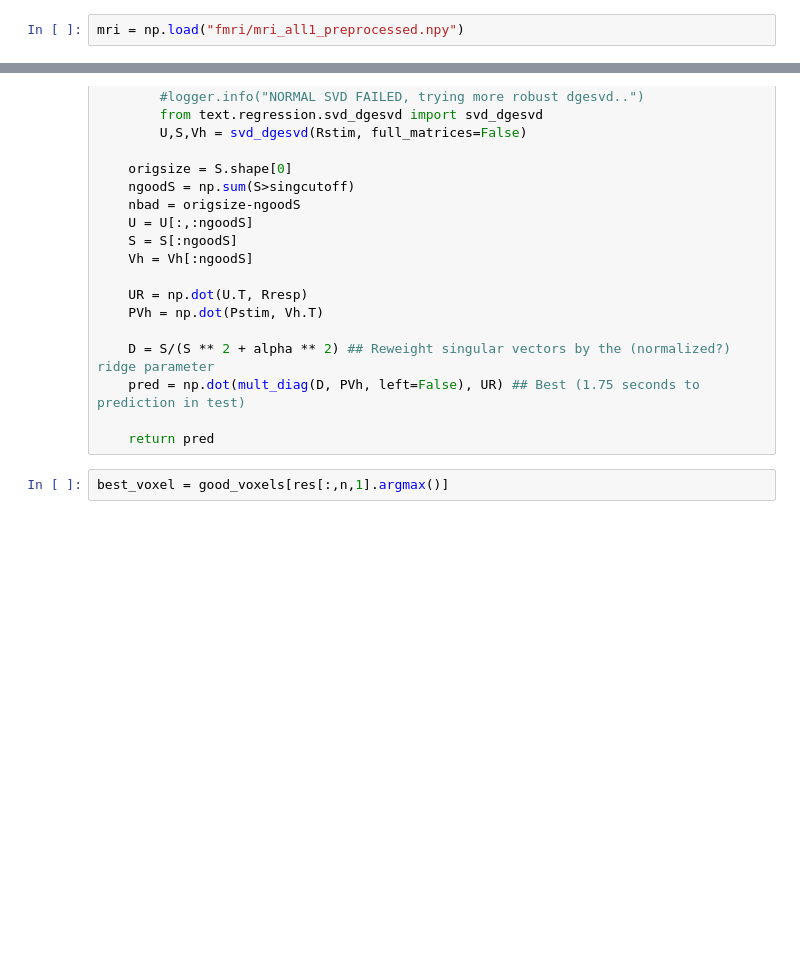
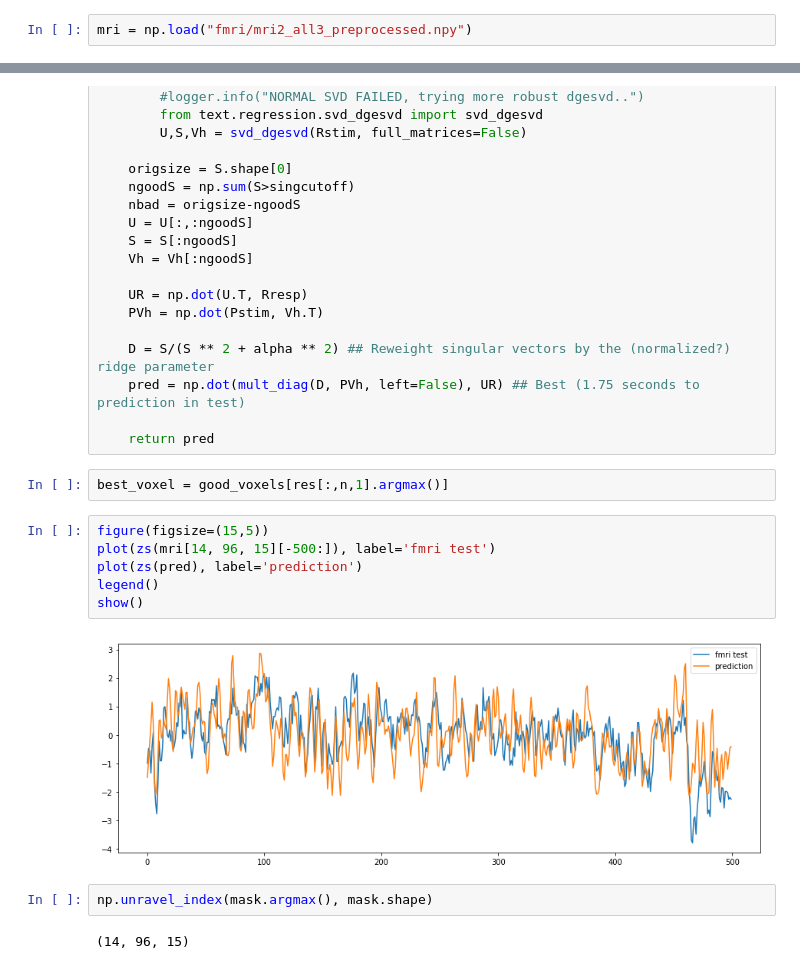
Before and after one commit to neurobigdata/Semantic-Atlas, a Jupyter notebook: ipythons/visualize_results.ipynb, the cells around one changed output, grey strips where cells are left out. Drawn from its saved outputs; the diff is of its cells as text; blank space fills up the shorter version.

```diff
--- a/ipythons/visualize_results.ipynb
+++ b/ipythons/visualize_results.ipynb
@@ -151,7 +128,7 @@ for z in [5,10,15,20,25,30,35,40,45]:
 with open("srt/stimulus.pcl", 'rb') as f:
     stimulus = pickle.load(f)
 # %%
-mri = np.load("fmri/mri_all1_preprocessed.npy")
+mri = np.load("fmri/mri2_all3_preprocessed.npy")
 # %%
 zs = lambda v: (v-v.mean(0))/v.std(0) ## z-score function
 
@@ -180,3 +157,15 @@ def get_prediction(Rstim, Pstim, Rresp, alpha, singcutoff=1e-10):
     return pred
 # %%
 best_voxel = good_voxels[res[:,n,1].argmax()]
+# %%
+figure(figsize=(15,5))
+plot(zs(mri[14, 96, 15][-500:]), label='fmri test')
+plot(zs(pred), label='prediction')
+legend()
+show()
+# %% [output]
+[figure, added]
+# %%
+np.unravel_index(mask.argmax(), mask.shape)
+# %% [output]
+(14, 96, 15)
```
Also changed, not shown: parts of 23 cells of this notebook, 2 other files.
